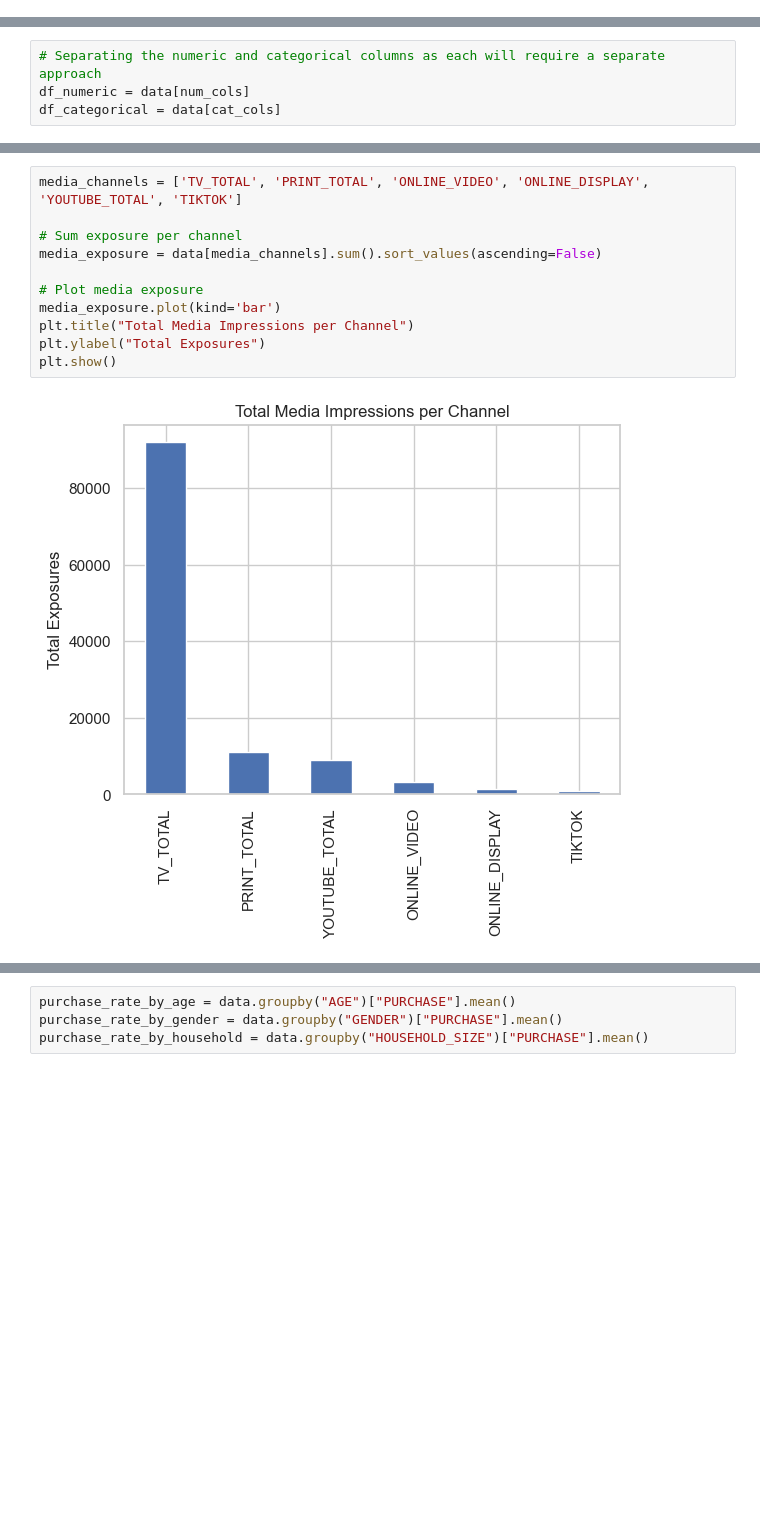
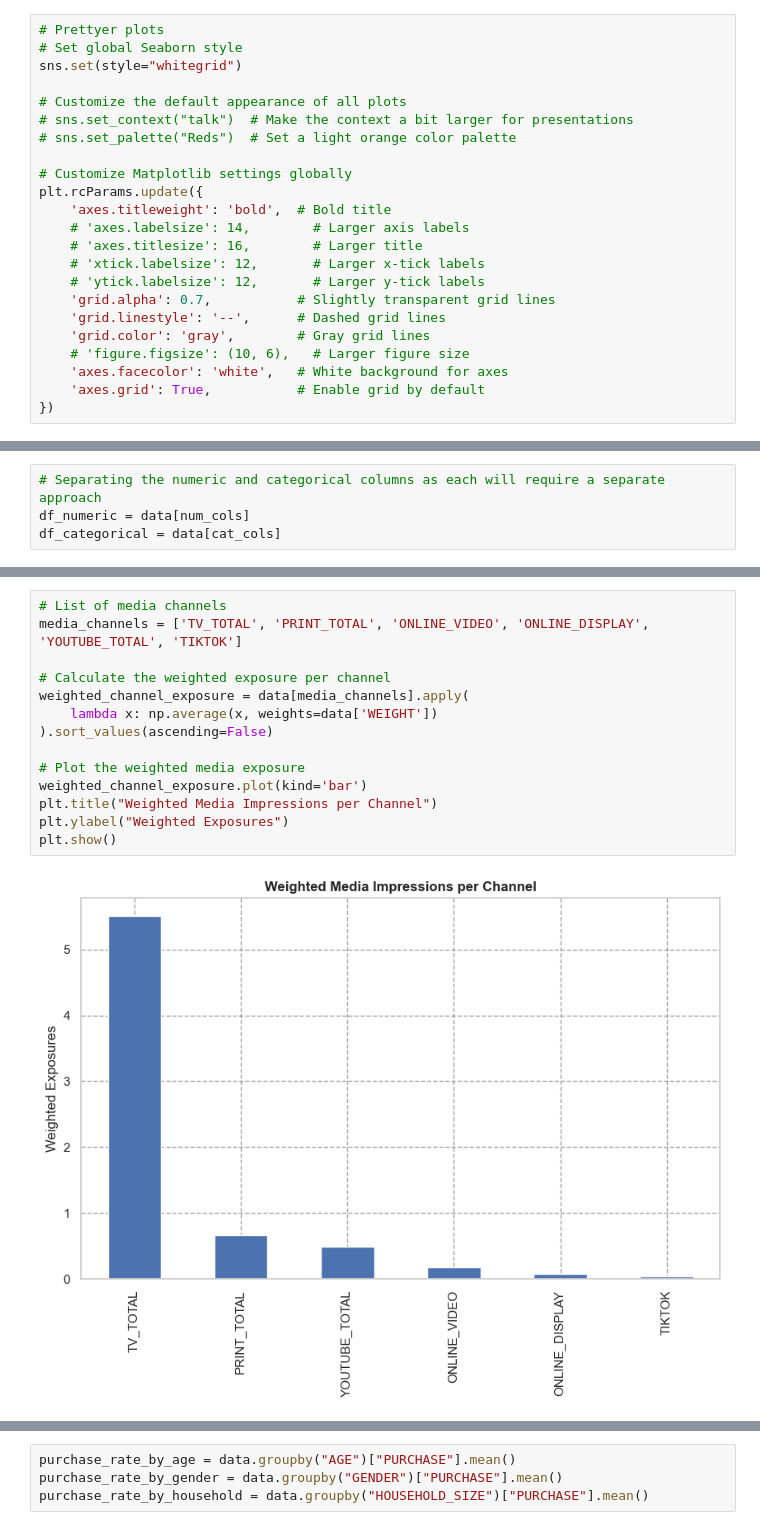
Before and after one commit to JustaKris/XYZ-Marketing-Campaign, a Jupyter notebook: notebooks/03_NIQ_Task_EDA.ipynb, the cells around one changed output, grey strips where cells are left out. Cells and saved outputs as stored; diff of their text form; blank space fills up the shorter version.

```diff
--- a/notebooks/03_NIQ_Task_EDA.ipynb
+++ b/notebooks/03_NIQ_Task_EDA.ipynb
@@ -45,0 +31,23 @@ memory usage: 3.8+ MB
+# %%
+# Prettyer plots
+# Set global Seaborn style
+sns.set(style="whitegrid")
+
+# Customize the default appearance of all plots
+# sns.set_context("talk")  # Make the context a bit larger for presentations
+# sns.set_palette("Reds")  # Set a light orange color palette
+
+# Customize Matplotlib settings globally
+plt.rcParams.update({
+    'axes.titleweight': 'bold',  # Bold title
+    # 'axes.labelsize': 14,        # Larger axis labels
+    # 'axes.titlesize': 16,        # Larger title
+    # 'xtick.labelsize': 12,       # Larger x-tick labels
+    # 'ytick.labelsize': 12,       # Larger y-tick labels
+    'grid.alpha': 0.7,           # Slightly transparent grid lines
+    'grid.linestyle': '--',      # Dashed grid lines
+    'grid.color': 'gray',        # Gray grid lines
+    # 'figure.figsize': (10, 6),   # Larger figure size
+    'axes.facecolor': 'white',   # White background for axes
+    'axes.grid': True,           # Enable grid by default
+})
@@ -154,14 +233,17 @@ plt.show()
 # %%
+# List of media channels
 media_channels = ['TV_TOTAL', 'PRINT_TOTAL', 'ONLINE_VIDEO', 'ONLINE_DISPLAY', 'YOUTUBE_TOTAL', 'TIKTOK']
 
-# Sum exposure per channel
-media_exposure = data[media_channels].sum().sort_values(ascending=False)
+# Calculate the weighted exposure per channel
+weighted_channel_exposure = data[media_channels].apply(
+    lambda x: np.average(x, weights=data['WEIGHT'])
+).sort_values(ascending=False)
 
-# Plot media exposure
-media_exposure.plot(kind='bar')
-plt.title("Total Media Impressions per Channel")
-plt.ylabel("Total Exposures")
+# Plot the weighted media exposure
+weighted_channel_exposure.plot(kind='bar')
+plt.title("Weighted Media Impressions per Channel")
+plt.ylabel("Weighted Exposures")
 plt.show()
 # %% [output]
-[figure, old version]
+[figure, new version]
 # %%
```
Also changed, not shown: parts of 37 cells of this notebook, 6 other files.
